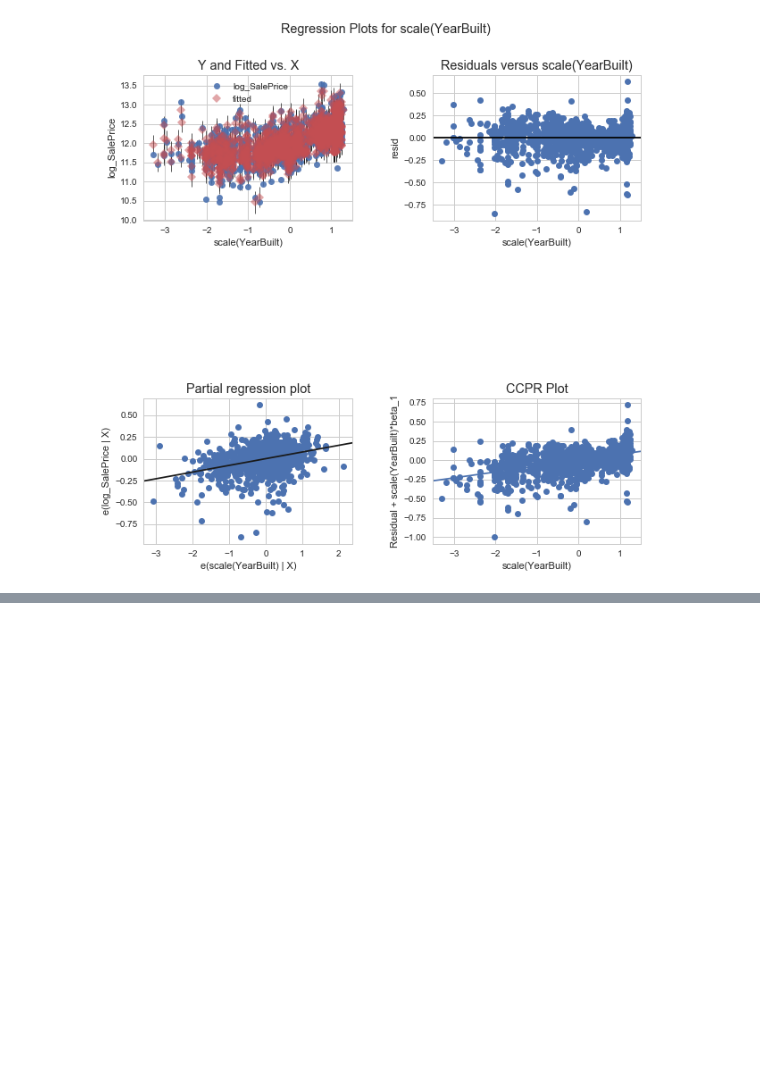
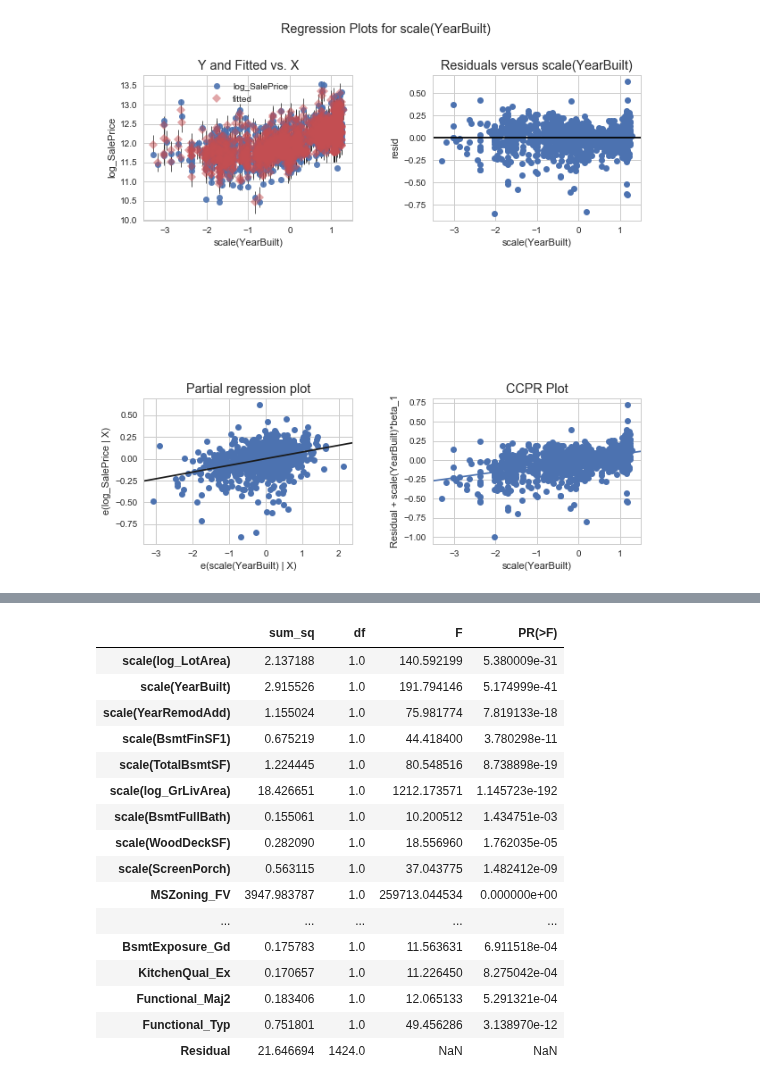
Before and after one commit to wjy5446/house-price-project, a Jupyter notebook: YoonJaeyoung/3-feature-engineering-new.ipynb, the cells around one changed output, grey strips where cells are left out. Saved outputs shown, nothing was run; the diff lists cells and outputs as text; code cells hidden in the pictures; blank space fills up the shorter version.

```diff
--- a/YoonJaeyoung/3-feature-engineering-new.ipynb
+++ b/YoonJaeyoung/3-feature-engineering-new.ipynb
@@ -362,3 +374,24 @@ LinearRegExo(df_train, makeScaleFormula("log_SalePrice", scale_list, non_scale_l
+# %%
+# ANOVA 분석
+sm.stats.anova_lm(result1, typ=2)
+# %% [output]
+|  | sum_sq | df | F | PR(>F) |
+| scale(log_LotArea) | 2.137188 | 1.0 | 140.592199 | 5.380009e-31 |
+| scale(YearBuilt) | 2.915526 | 1.0 | 191.794146 | 5.174999e-41 |
+| scale(YearRemodAdd) | 1.155024 | 1.0 | 75.981774 | 7.819133e-18 |
+| scale(BsmtFinSF1) | 0.675219 | 1.0 | 44.418400 | 3.780298e-11 |
+| scale(TotalBsmtSF) | 1.224445 | 1.0 | 80.548516 | 8.738898e-19 |
+| scale(log_GrLivArea) | 18.426651 | 1.0 | 1212.173571 | 1.145723e-192 |
+| scale(BsmtFullBath) | 0.155061 | 1.0 | 10.200512 | 1.434751e-03 |
+| scale(WoodDeckSF) | 0.282090 | 1.0 | 18.556960 | 1.762035e-05 |
+| scale(ScreenPorch) | 0.563115 | 1.0 | 37.043775 | 1.482412e-09 |
+| MSZoning_FV | 3947.983787 | 1.0 | 259713.044534 | 0.000000e+00 |
+| ... | ... | ... | ... | ... |
+| BsmtExposure_Gd | 0.175783 | 1.0 | 11.563631 | 6.911518e-04 |
+| KitchenQual_Ex | 0.170657 | 1.0 | 11.226450 | 8.275042e-04 |
+| Functional_Maj2 | 0.183406 | 1.0 | 12.065133 | 5.291321e-04 |
+| Functional_Typ | 0.751801 | 1.0 | 49.456286 | 3.138970e-12 |
+| Residual | 21.646694 | 1424.0 | NaN | NaN |
 # %%
 # df_train = pd.read_csv("../data/train_no_missing.csv")
 
```
Also changed, not shown: parts of 12 cells of this notebook, 8 other files.
